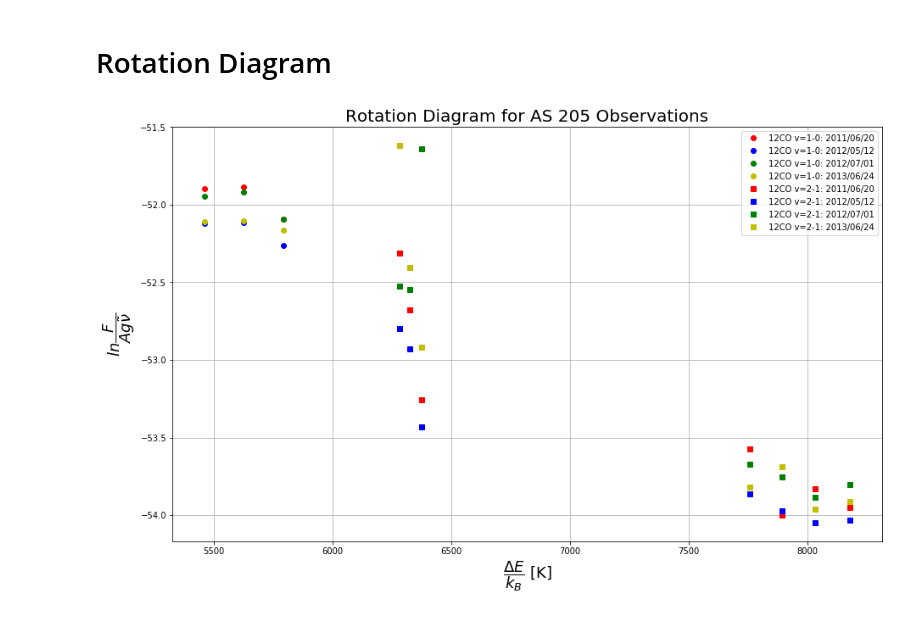
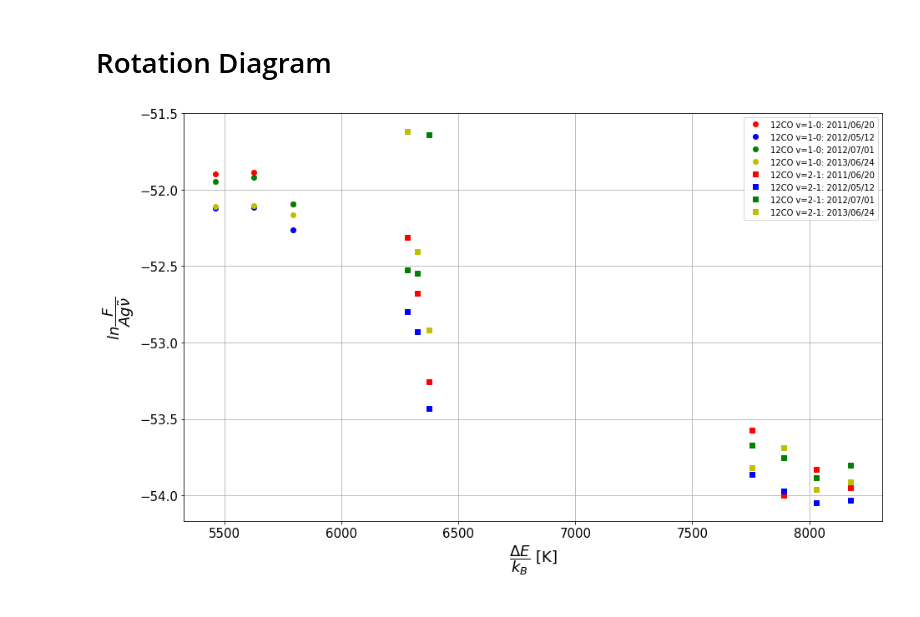
Before and after one commit to adamoses/URSIProject, a Jupyter notebook: as205_analysis.ipynb, the cells around one changed output. Cells and saved outputs as stored; diff of their text form; code cells hidden in the pictures.

```diff
--- a/as205_analysis.ipynb
+++ b/as205_analysis.ipynb
@@ -462,48 +612,70 @@ No handles with labels found to put in legend.
 # %% [markdown]
 # Rotation Diagram
 # %%
-from tools.flux_calculator import make_rotation_diagram
+#######################################################################
+
+# defining rotation diagram
 
 graph1 = make_rotation_diagram(t1)
 graph2 = make_rotation_diagram(t2)
 graph3 = make_rotation_diagram(t3)
 graph4 = make_rotation_diagram(t4)
 graph5 = make_rotation_diagram(t5)
 graph6 = make_rotation_diagram(t6)
 graph7 = make_rotation_diagram(t7)
 graph8 = make_rotation_diagram(t8)
 
+#######################################################################
+
+# Preparing plot
+
 fig=plt.figure(figsize=(15,9))
 ax1=fig.add_subplot(111)
+
+# Plotting data
 
 ax1.plot(graph1['x'], graph1['y'], 'ro', label='12CO v=1-0: 2011/06/20')
 ax1.plot(graph2['x'], graph2['y'], 'bo', label='12CO v=1-0: 2012/05/12')
 ax1.plot(graph3['x'], graph3['y'], 'go', label='12CO v=1-0: 2012/07/01')
 ax1.plot(graph4['x'], graph4['y'], 'yo', label='12CO v=1-0: 2013/06/24')
 ax1.plot(graph5['x'], graph5['y'], 'rs', label='12CO v=2-1: 2011/06/20')
 ax1.plot(graph6['x'], graph6['y'], 'bs', label='12CO v=2-1: 2012/05/12')
 ax1.plot(graph7['x'], graph7['y'], 'gs', label='12CO v=2-1: 2012/07/01')
 ax1.plot(graph8['x'], graph8['y'], 'ys', label='12CO v=2-1: 2013/06/24')
 
-ax1.legend(loc=1,prop={'size': 10})
+# Configuring plot
 
-
-ax1.set_title("Rotation Diagram for AS 205 Observations", fontsize=20)
 ax1.set_ylabel('$ln\\dfrac{F}{Ag\~\\nu}$', fontsize=18)
 ax1.set_xlabel('$\\dfrac{\Delta E}{k_B}$ [K]', fontsize=18)
+ax1.legend(loc=1,prop={'size': 10})
+ax1.grid()
+ax1.tick_params(axis='x', labelsize=15 )
+ax1.tick_params(axis='y', labelsize=15 )
 
-ax1.grid()
+#######################################################################
 
-#m1, b1 = np.polyfit(graph1['x'], graph1['y'], 1)
-#m2, b2 = np.polyfit(graph2['x'], graph2['y'], 1)
-#m3, b3 = np.polyfit(graph3['x'], graph3['y'], 1)
-#m4, b4 = np.polyfit(graph4['x'], graph4['y'], 1)
+# Plotting fit
 
-#ax1.plot(graph1['x'], m1*graph1['x']+b1, color='r')
-#ax1.plot(graph2['x'], m2*graph2['x']+b2, color='b')
-#ax1.plot(graph3['x'], m3*graph3['x']+b3, color='g')
-#ax1.plot(graph4['x'], m4*graph4['x']+b4, color='y')
+fit20110620x = np.append(graph1['x'], graph5['x'][:4])
+fit20110620y = np.append(graph1['y'], graph5['y'][:4])
 
-#fig.savefig('./Plots/lineFit_RotationDiagram')
+fit20120512x = np.append(graph2['x'], graph6['x'][:4])
+fit20120512y = np.append(graph2['y'], graph6['y'][:4])
+
+fit20120701x = np.append(graph3['x'], graph6['x'][:4])
+fit20120701y = np.append(graph3['y'], graph6['y'][:4])
+
+fit20130624x = np.append(graph4['x'], graph6['x'][:4])
+fit20130624y = np.append(graph4['y'], graph6['y'][:4])
+
+m1, b1 = np.polyfit(fit20110620x, fit20110620y, 1)
+m2, b2 = np.polyfit(fit20120512x, fit20120512y, 1)
+m3, b3 = np.polyfit(fit20120701x, fit20120701y, 1)
+m4, b4 = np.polyfit(fit20130624x, fit20130624y, 1)
+
+#ax1.plot(fit20110620x, m1*fit20110620x+b1, color='r')
+#ax1.plot(fit20120512x, m2*fit20120512x+b2, color='b')
+#ax1.plot(fit20120701x, m3*fit20120701x+b3, color='g')
+#ax1.plot(fit20130624x, m4*fit20130624x+b4, color='y')
 # %% [output]
-[figure, old version]
+[figure, new version]
```
Also changed, not shown: parts of 28 cells of this notebook, 1 other file.
